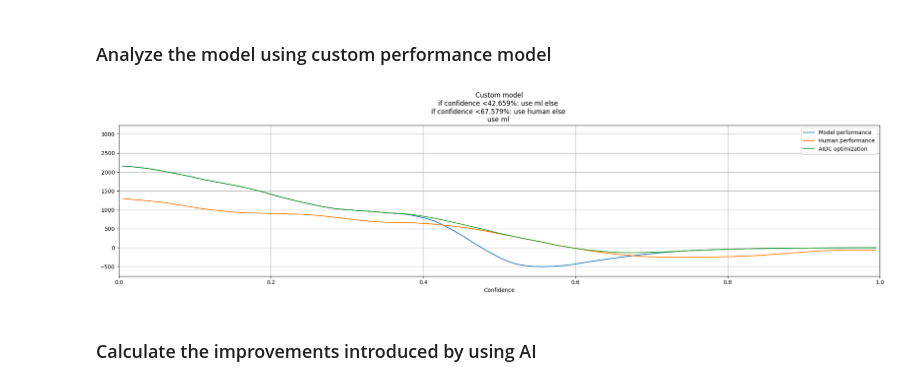
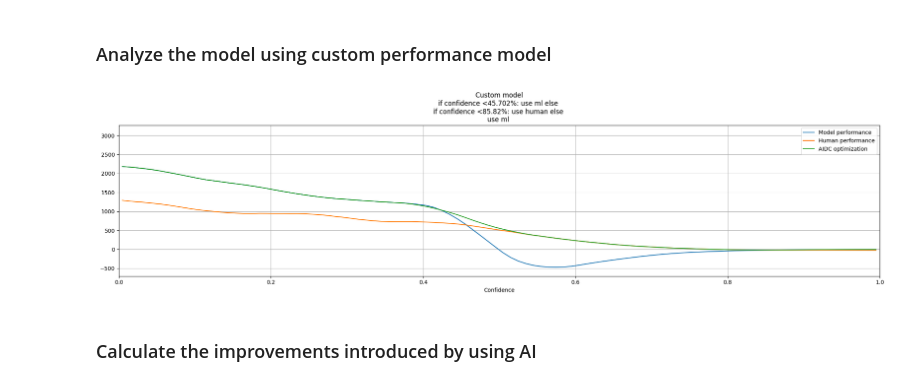
Before and after one commit to IBM/aidc-samples, a Jupyter notebook: notebooks/Local.ipynb, the cells around one changed output. Drawn from its saved outputs; the diff is of its cells as text; code cells hidden in the pictures.

```diff
--- a/notebooks/Local.ipynb
+++ b/notebooks/Local.ipynb
@@ -67,45 +62,44 @@ plt.show()
 ######################## Edit the values for your custom performance model. ############################
 TruePositiveCost = "0"
 FalsePositiveCost = "-LoanAmount*0.3"
-FalseNegativeCost = "-LoanAmount*0.5"
+FalseNegativeCost = "-(LoanAmount/LoanDuration)"
 TrueNegativeCost = "LoanAmount*0.3"
-ModelDecisionCost = "-0.02"
-HumanDecisionCost = "-0.05"
+ModelDecisionCost = "-0.1"
+HumanDecisionCost = "-10"
 #################################################################################################
 
 aidc.set_custom_indicators(taskmodel, TruePositiveCost, FalsePositiveCost, FalseNegativeCost, TrueNegativeCost, ModelDecisionCost, HumanDecisionCost)
 scenario=taskmodel.getScenario()
 
 params = {
     "indicator": "Performance",
     "attribute": taskmodel.defaultConfidenceProvider
 }
 
 stats=scenario.overviewStats(taskmodel,params)
 curves=scenario.exportOverviewStats(taskmodel,True,stats)
 
 dispatch_description=aidc.dispatch_description(taskmodel)
 
-global_statistics = aidc.output_global_stats(taskmodel)
 performance = aidc.get_analyses(taskmodel)
 
 df = pd.read_csv(io.StringIO(curves),sep='\t')
 min_values=df.min()
 max_values=df.max()
 margin_factor=1.5
 min_performance=min(min_values[df.columns[df.columns.str.contains('performance')]])
 if -1 < min_performance < 1:
     min_performance = -1
 max_performance=max(max_values[df.columns[df.columns.str.contains('performance')]])
 if -1 < max_performance < 1:
     max_performance = 1
 min_limit=min_performance * margin_factor
 max_limit=max_performance * margin_factor
 df.plot(title="Custom model" +"\n" + dispatch_description ,xlabel="Confidence",x="Unnamed: 0",y=["ml weighted average performance","human weighted average performance","initial scenario weighted average performance"],ylim=[min_limit,max_limit],xlim=[0,1],figsize=(25, 5),grid=True)
 plt.legend(["Model performance", "Human performance", "AIDC optimization"])
 plt.show()
 # %% [output]
-[figure, old version]
+[figure, new version]
 # %% [markdown]
 ### Calculate the improvements introduced by using AI
 # %%
```
Also changed, not shown: parts of 2 cells of this notebook.
